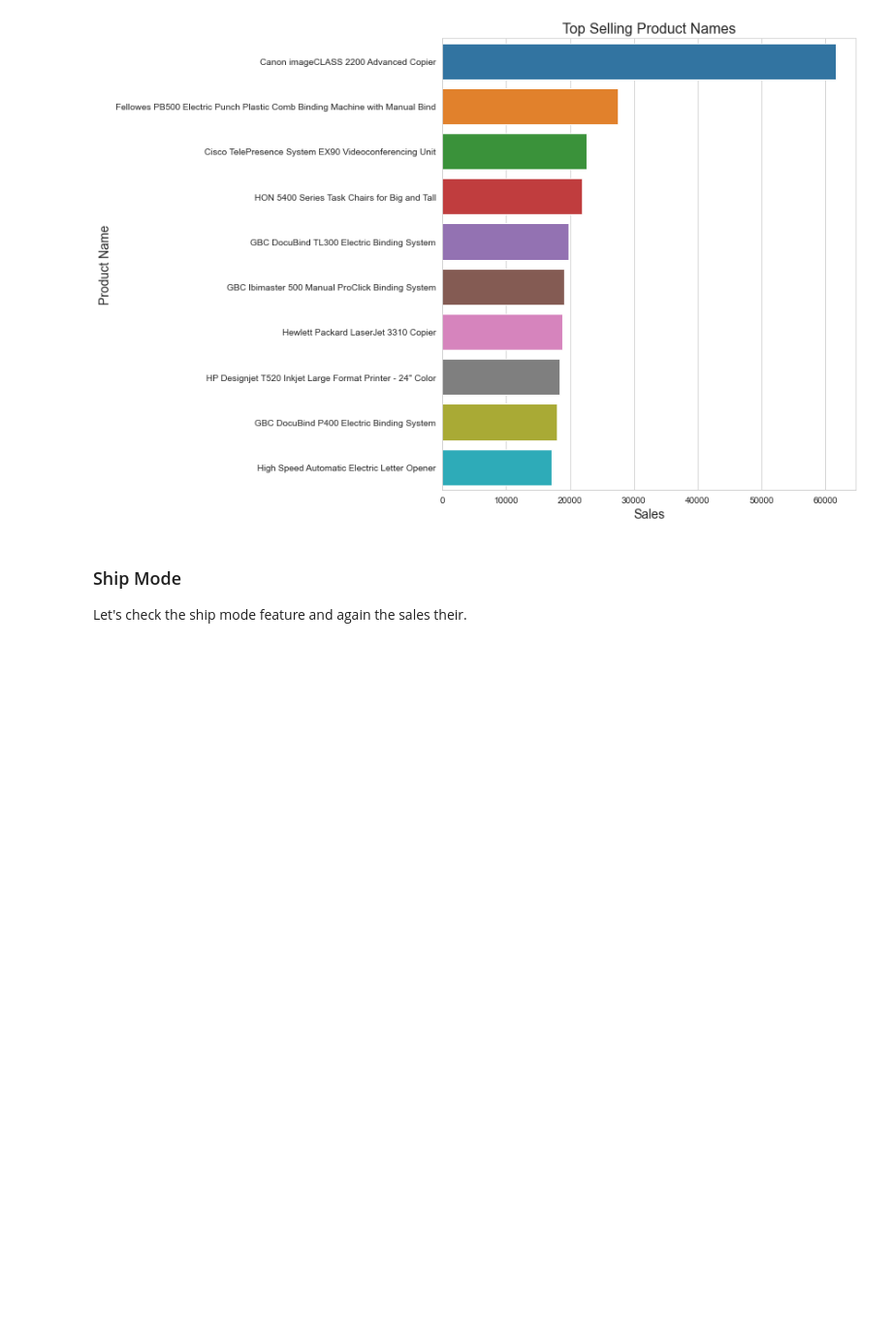
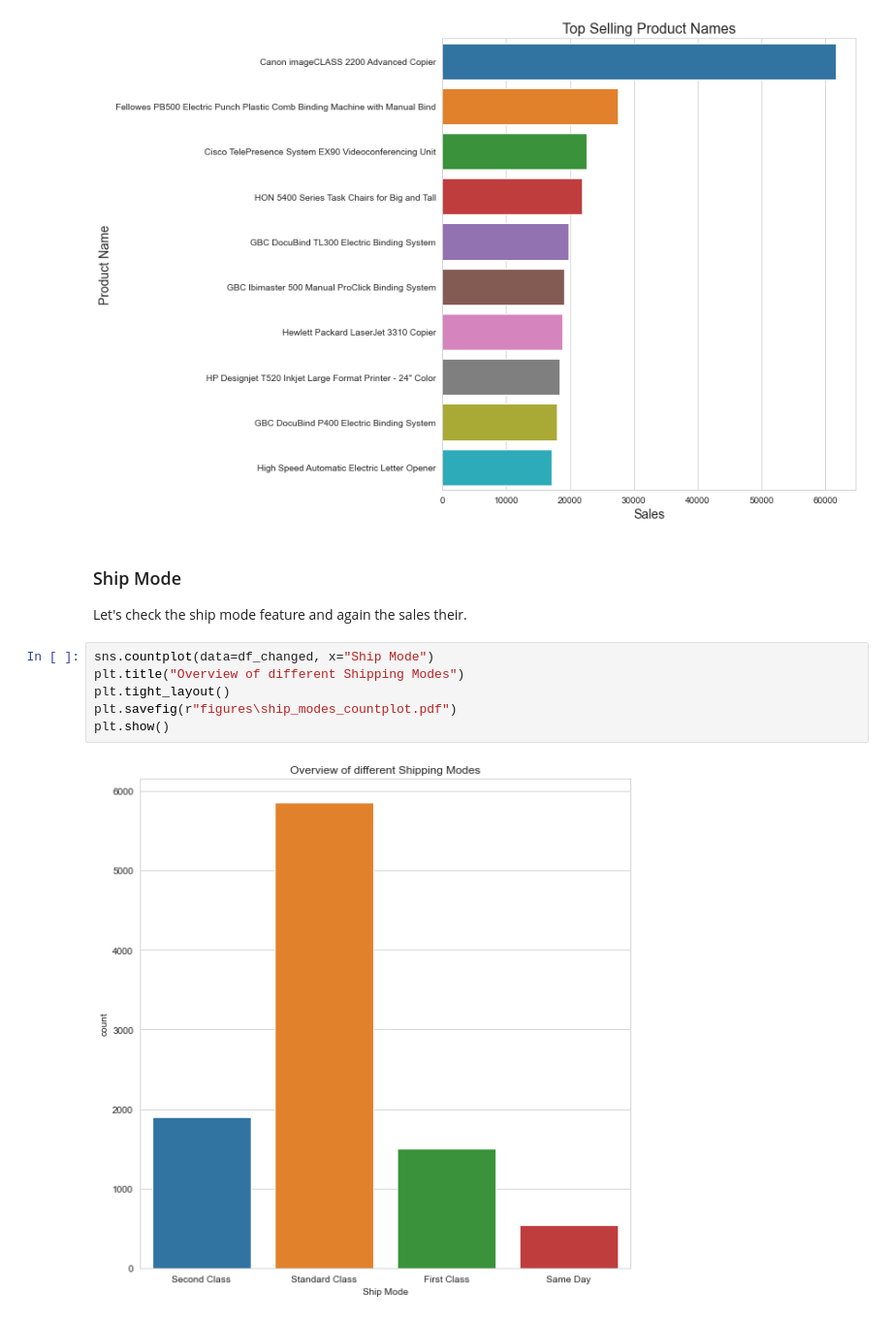
Before and after one commit to patrickbrus/IBM_Machine_Learning_Professional, a Jupyter notebook: Time_Series/Exploratory_Data_Analysis.ipynb, the cells around one changed output. Shown at 97% size. Saved outputs shown, nothing was run; the diff lists cells and outputs as text; blank space fills up the shorter version.

```diff
--- a/Time_Series/Exploratory_Data_Analysis.ipynb
+++ b/Time_Series/Exploratory_Data_Analysis.ipynb
@@ -489,3 +488,11 @@ plt.show()
 # %% [markdown]
 ### Ship Mode
 Let's check the ship mode feature and again the sales their.
+# %%
+sns.countplot(data=df_changed, x="Ship Mode")
+plt.title("Overview of different Shipping Modes")
+plt.tight_layout()
+plt.savefig(r"figures\ship_modes_countplot.pdf")
+plt.show()
+# %% [output]
+[figure, added]
```
Also changed, not shown: parts of 11 cells of this notebook, 20 other files.
